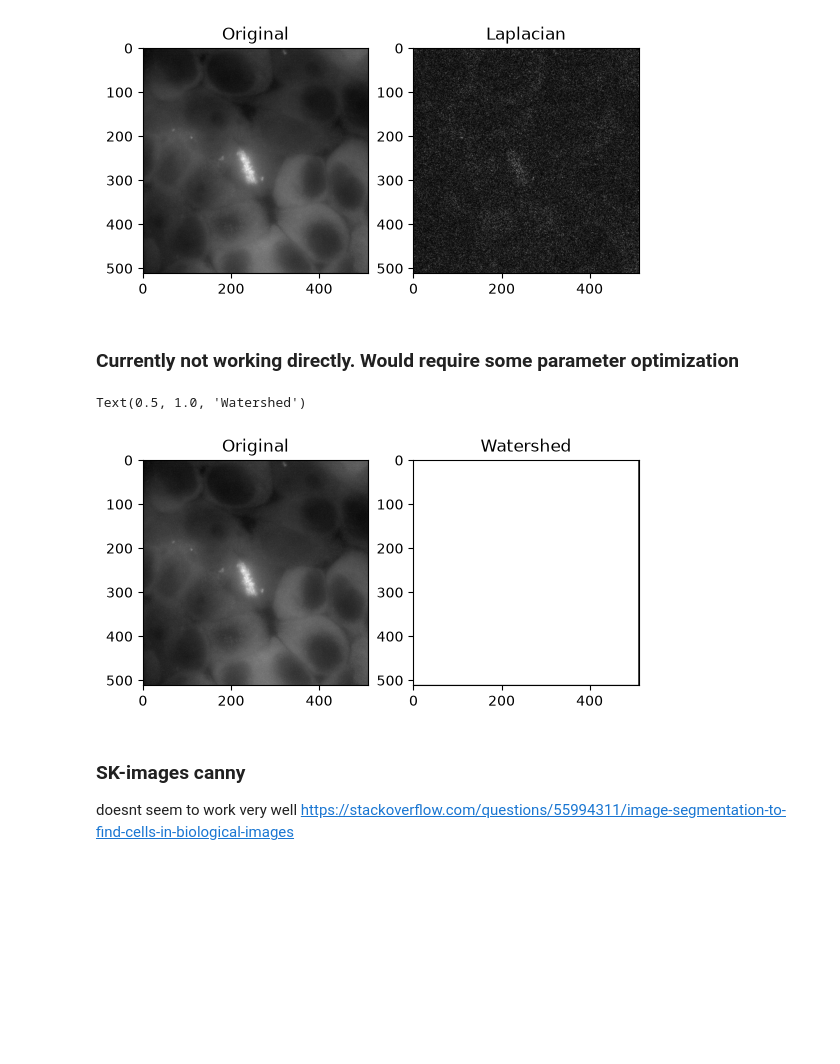
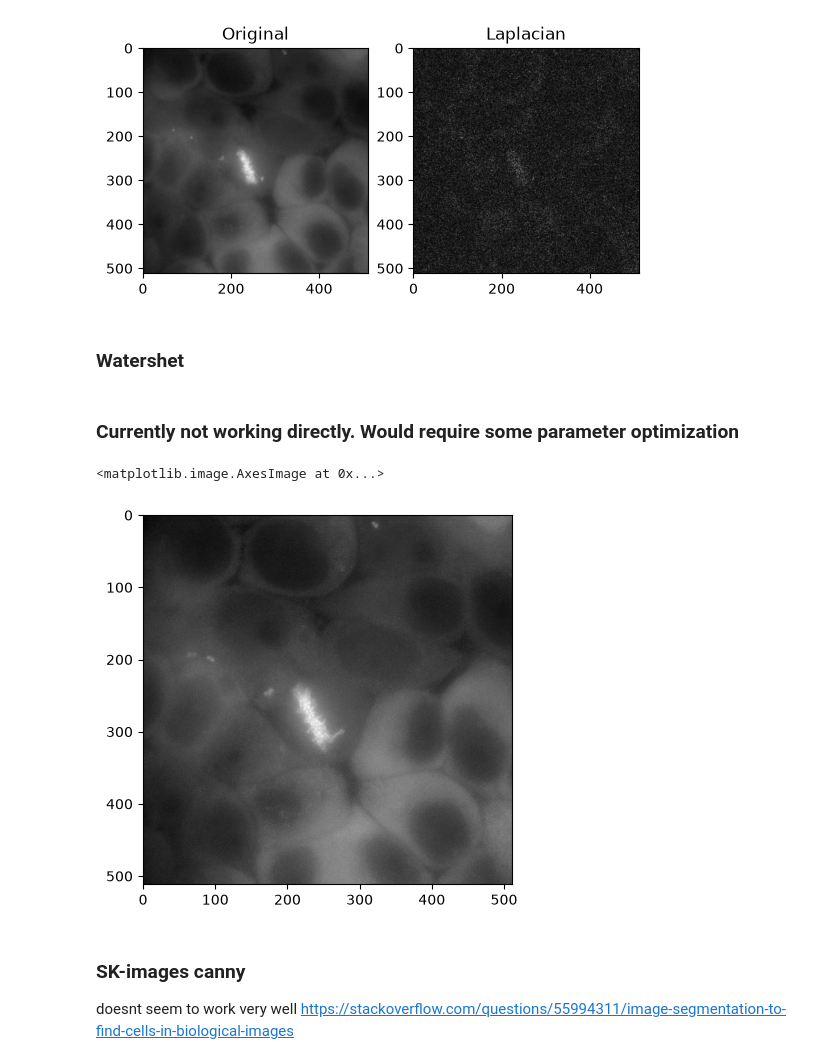
Before and after one commit to sorenjefsen/cell_segmentation, a Jupyter notebook: code/CV_tools_sharang_data.ipynb, the cells around one changed output. Cells and saved outputs as stored; diff of their text form; code cells hidden in the pictures; blank space fills up the shorter version.

```diff
--- a/code/CV_tools_sharang_data.ipynb
+++ b/code/CV_tools_sharang_data.ipynb
@@ -359,51 +358,20 @@ plt.title('Laplacian')
 plt.show()
 # %% [output]
 [figure]
+# %% [markdown]
+### Watershet
 # %% [markdown]
 ### Currently not working directly. Would require some parameter optimization
 # %%
-test_path = r"C:\Users\sjefs\Desktop\Uni\Speciale\Data\SharangGarudTopBP1data\timelapse_tiff_z_proj\topbp1-timelapse-jf646-10_2_R3D_channel1\topbp1-timelapse-jf646-10_2_R3D_channel1_t22_maxZ.tif"
+test_path = r"C:\Users\sjefs\Desktop\Uni\Speciale\Data\SharangGarudTopBP1data\timelapse_tiff_z_proj\topbp1-timelapse-jf646-10_2_R3D_channel1\topbp1-timelapse-jf646-10_2_R3D_channel1_t12_maxZ.tif"
 test_image = CV_class.Picture(test_path)
 test_array = test_image.array
 gray = test_array.astype(np.float32)
-gray = open_CV.normalize(gray, None, 0, 255, open_CV.NORM_MINMAX).astype(np.uint8)
-
-blur = open_CV.GaussianBlur(gray, (5, 5), 0)
-kernel = open_CV.getStructuringElement(open_CV.MORPH_ELLIPSE, (3, 3))
-opening = open_CV.morphologyEx(blur, open_CV.MORPH_OPEN, kernel, iterations=2)
-
-sure_bg = open_CV.dilate(opening, kernel, iterations=3)
-
-dist = open_CV.distanceTransform(opening, open_CV.DIST_L2, 5)
-_, sure_fg = open_CV.threshold(dist, 0.75 * dist.max(), 255, 0)
-sure_fg = np.uint8(sure_fg)
-
-unknown = open_CV.subtract(sure_bg, sure_fg)
-num_labels, markers = open_CV.connectedComponents(sure_fg)
-markers = markers + 1
-markers[unknown == 255] = 0
-
-# watershed() requires a 3-channel 8-bit source image and a 32-bit single-channel marker image
-src = open_CV.cvtColor(gray, open_CV.COLOR_GRAY2BGR)
-markers_ws = markers.astype(np.int32).copy()
-
-markers_ws = open_CV.watershed(src, markers_ws)
-# Watershed boundaries are stored as -1; if you want to display them as background:
-# markers_ws[markers_ws == -1] = 0
-
-
-
-
-# display original and watershed side by side
-plt.subplot(1, 2, 1)
+gray = cv2.normalize(gray, None, 0, 255, cv2.NORM_MINMAX).astype(np.uint8)
 plt.imshow(gray, cmap='gray')
-plt.title('Original')
-plt.subplot(1, 2, 2)
-plt.imshow(markers_ws, cmap='gray')
-plt.title('Watershed')
 # %% [output]
-Text(0.5, 1.0, 'Watershed')
+<matplotlib.image.AxesImage at 0x...>
-[figure, old version]
+[figure, new version]
 # %% [markdown]
 ### SK-images canny
 doesnt seem to work very well
```
Also changed, not shown: parts of 12 cells of this notebook, 18 other files.
